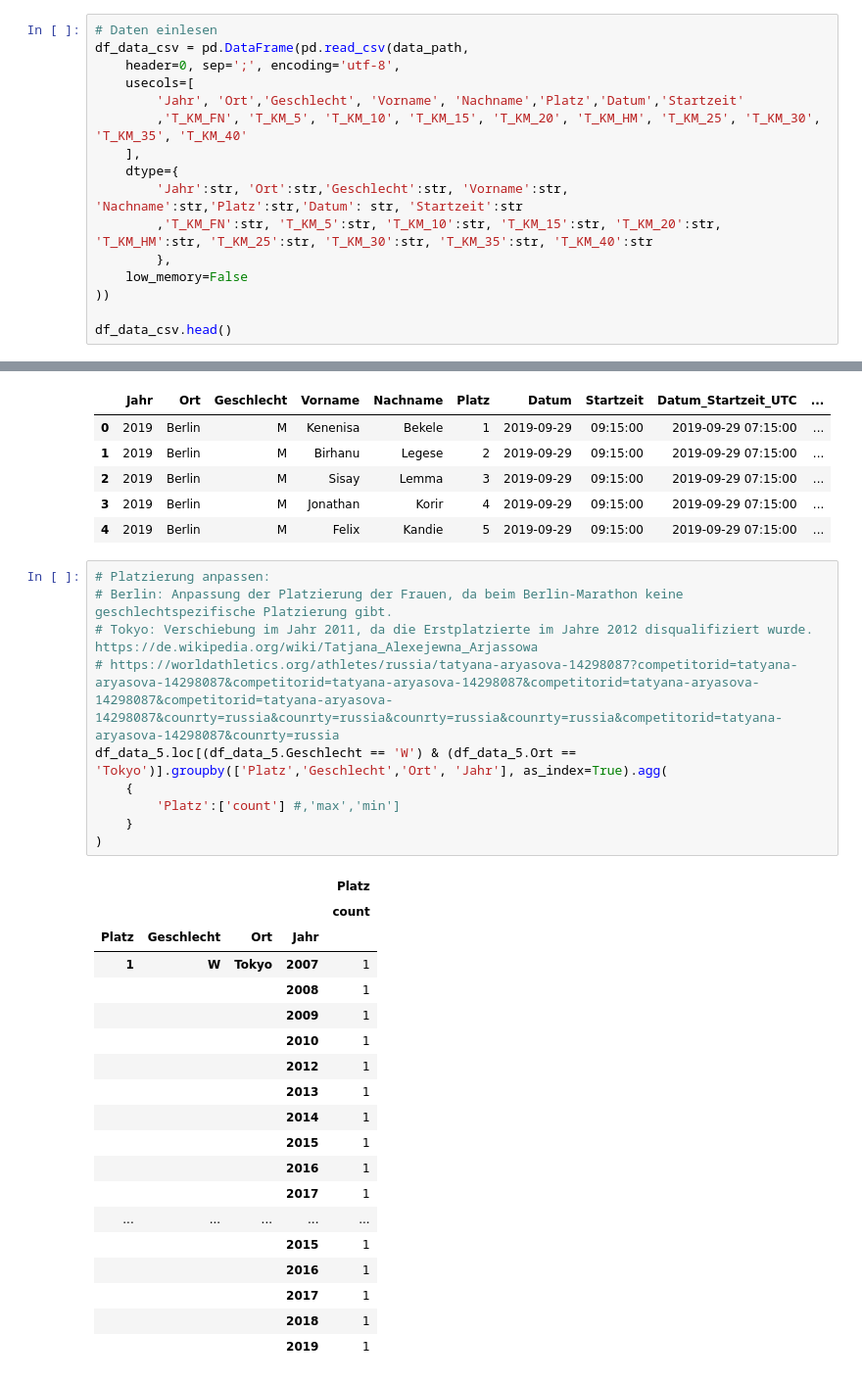
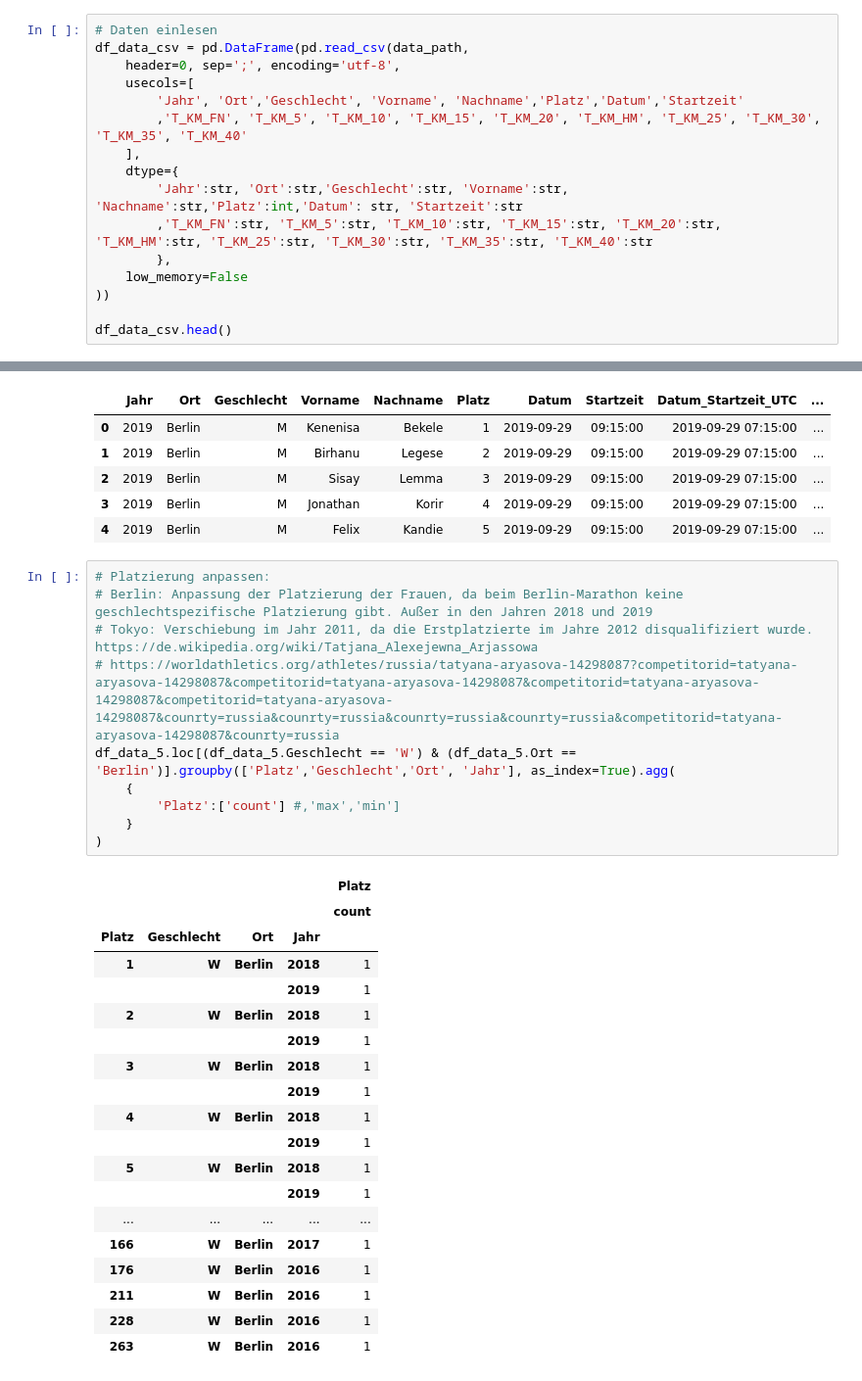
Before and after one commit to Wade-Sys/wma, a Jupyter notebook: Marathon/prepare_wmm_data_all.ipynb, the cells around one changed output, grey strips where cells are left out. Shown: that part at 98% size. Drawn from its saved outputs; the diff is of its cells as text.

Commit message:
Platzierungen angepasst und 0.0 Werte identifiziert

```diff
--- a/Marathon/prepare_wmm_data_all.ipynb
+++ b/Marathon/prepare_wmm_data_all.ipynb
@@ -21,7 +21,7 @@ df_data_csv = pd.DataFrame(pd.read_csv(data_path,
         ,'T_KM_FN', 'T_KM_5', 'T_KM_10', 'T_KM_15', 'T_KM_20', 'T_KM_HM', 'T_KM_25', 'T_KM_30', 'T_KM_35', 'T_KM_40'
     ],
     dtype={
-        'Jahr':str, 'Ort':str,'Geschlecht':str, 'Vorname':str, 'Nachname':str,'Platz':str,'Datum': str, 'Startzeit':str
+        'Jahr':str, 'Ort':str,'Geschlecht':str, 'Vorname':str, 'Nachname':str,'Platz':int,'Datum': str, 'Startzeit':str
         ,'T_KM_FN':str, 'T_KM_5':str, 'T_KM_10':str, 'T_KM_15':str, 'T_KM_20':str, 'T_KM_HM':str, 'T_KM_25':str, 'T_KM_30':str, 'T_KM_35':str, 'T_KM_40':str
         },
     low_memory=False
@@ -476,31 +476,31 @@ df_data_5.head()
 | 4 | 2019 | Berlin | M | Felix | Kandie | 5 | 2019-09-29 | 09:15:00 | 2019-09-29 07:15:00 | ... |
 # %%
 # Platzierung anpassen:
-# Berlin: Anpassung der Platzierung der Frauen, da beim Berlin-Marathon keine geschlechtspezifische Platzierung gibt.
+# Berlin: Anpassung der Platzierung der Frauen, da beim Berlin-Marathon keine geschlechtspezifische Platzierung gibt. Außer in den Jahren 2018 und 2019
 # Tokyo: Verschiebung im Jahr 2011, da die Erstplatzierte im Jahre 2012 disqualifiziert wurde. https://de.wikipedia.org/wiki/Tatjana_Alexejewna_Arjassowa
 # https://worldathletics.org/athletes/russia/tatyana-aryasova-14298087?competitorid=tatyana-aryasova-14298087&competitorid=tatyana-aryasova-14298087&competitorid=tatyana-aryasova-14298087&competitorid=tatyana-aryasova-14298087&counrty=russia&counrty=russia&counrty=russia&counrty=russia&competitorid=tatyana-aryasova-14298087&counrty=russia
-df_data_5.loc[(df_data_5.Geschlecht == 'W') & (df_data_5.Ort == 'Tokyo')].groupby(['Platz','Geschlecht','Ort', 'Jahr'], as_index=True).agg(
+df_data_5.loc[(df_data_5.Geschlecht == 'W') & (df_data_5.Ort == 'Berlin')].groupby(['Platz','Geschlecht','Ort', 'Jahr'], as_index=True).agg(
     {
         'Platz':['count'] #,'max','min']
     }
 )
 # %% [output]
 |  |  |  |  | Platz |
 |  |  |  |  | count |
 | Platz | Geschlecht | Ort | Jahr |  |
-| 1 | W | Tokyo | 2007 | 1 |
-|  |  |  | 2008 | 1 |
-|  |  |  | 2009 | 1 |
-|  |  |  | 2010 | 1 |
-|  |  |  | 2012 | 1 |
-|  |  |  | 2013 | 1 |
-|  |  |  | 2014 | 1 |
-|  |  |  | 2015 | 1 |
-|  |  |  | 2016 | 1 |
-|  |  |  | 2017 | 1 |
+| 1 | W | Berlin | 2018 | 1 |
+|  |  |  | 2019 | 1 |
+| 2 | W | Berlin | 2018 | 1 |
+|  |  |  | 2019 | 1 |
+| 3 | W | Berlin | 2018 | 1 |
+|  |  |  | 2019 | 1 |
+| 4 | W | Berlin | 2018 | 1 |
+|  |  |  | 2019 | 1 |
+| 5 | W | Berlin | 2018 | 1 |
+|  |  |  | 2019 | 1 |
 | ... | ... | ... | ... | ... |
-|  |  |  | 2015 | 1 |
-|  |  |  | 2016 | 1 |
-|  |  |  | 2017 | 1 |
-|  |  |  | 2018 | 1 |
-|  |  |  | 2019 | 1 |
+| 166 | W | Berlin | 2017 | 1 |
+| 176 | W | Berlin | 2016 | 1 |
+| 211 | W | Berlin | 2016 | 1 |
+| 228 | W | Berlin | 2016 | 1 |
+| 263 | W | Berlin | 2016 | 1 |
```
Also changed, not shown: parts of 10 cells of this notebook.
